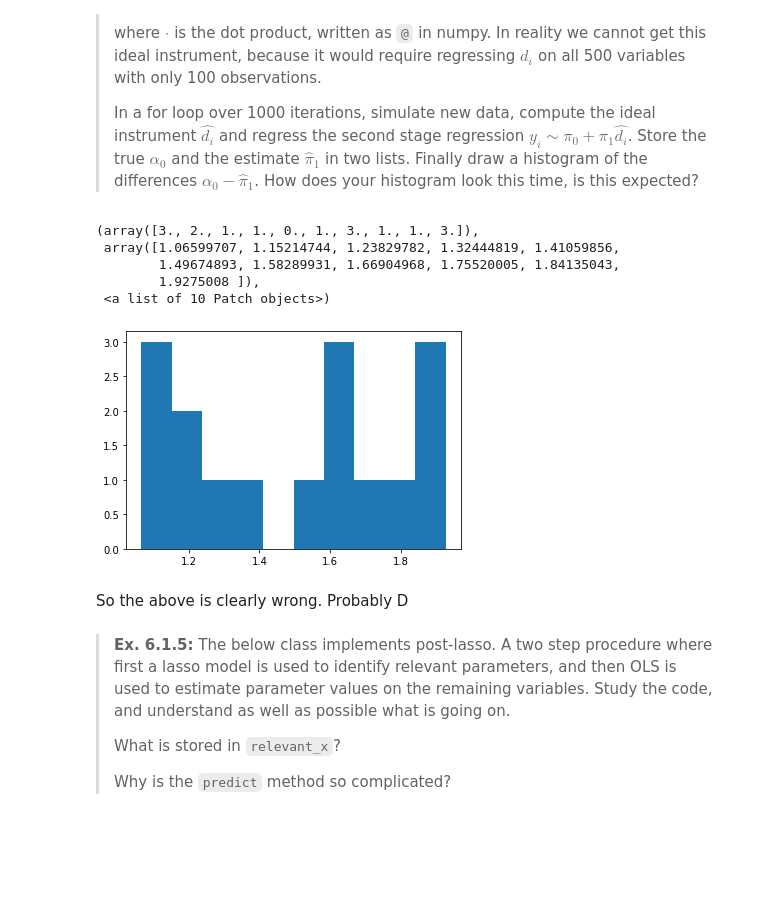
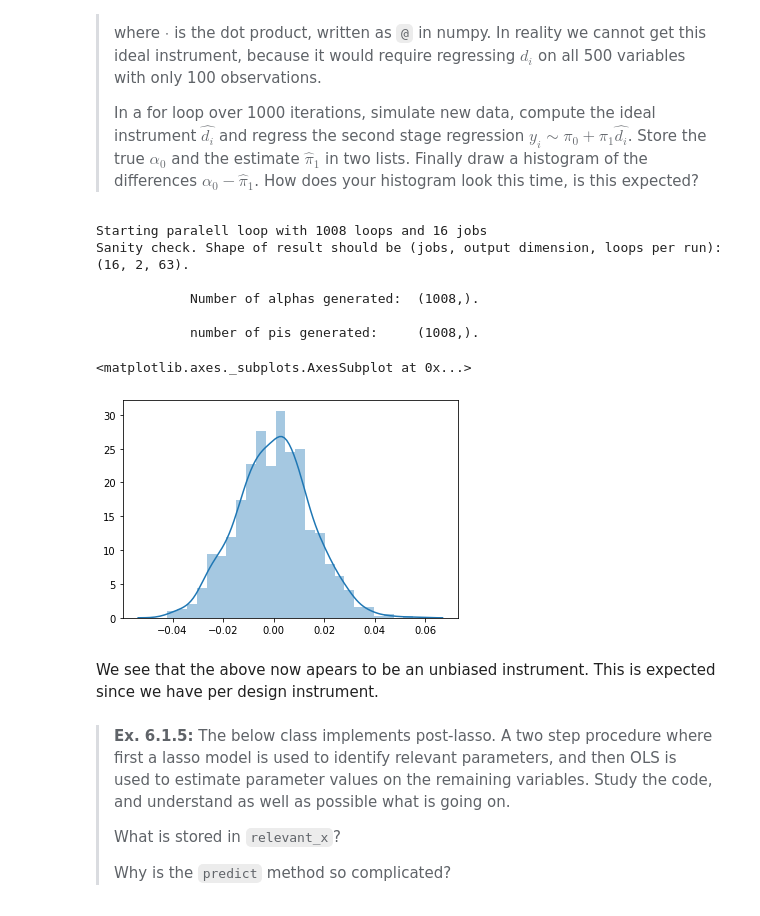
Before and after one commit to kristianolesenlarsen/sdseml_online_exercises, a Jupyter notebook: Tobias/exercise6.ipynb, the cells around one changed output. Drawn from its saved outputs; the diff is of its cells as text; code cells hidden in the pictures; blank space fills up the shorter version.

Commit message:
fixed last few questions from wrong D specification and cleaned up the paralell loops

```diff
--- a/Tobias/exercise6.ipynb
+++ b/Tobias/exercise6.ipynb
@@ -71,7 +111,6 @@ from statsmodels.tools import add_constant
 # %%
 # [Your solution here]
-from joblib import Parallel, delayed
-import multiprocessing
+
 num_cores = multiprocessing.cpu_count()
 
 # speedy loopy boi
@@ -86,11 +125,4 @@ def loop1(n):
         pis.append(ols.params[1])
     return np.asarray(alphas), np.asarray(pis)
 
-n = 1008 # rounding up to number divisible with 16
-ns = [int(n/num_cores) for i in range(num_cores)]
-
-res = Parallel(n_jobs=num_cores)(delayed(loop1)(n) for n in ns)
-#unpack to 3d array of cores x alpha and pi x values
-res = np.asarray(res)
-alphas = res[:,0,:].flatten()
-pis = res[:,1,:].flatten()
+alphas, pis = parallelLoop(loop1)
@@ -124,37 +163,33 @@ $$
 > In a for loop over 1000 iterations, simulate new data, compute the ideal instrument $\hat{d_i}$ and regress the second stage regression $y_i \sim \pi_0 + \pi_1\hat{d_i}$. Store the true $\alpha_0$ and the estimate $\hat{\pi}_1$ in two lists. Finally draw a histogram of the differences $\alpha_0 - \hat{\pi}_1$. How does your histogram look this time, is this expected?
 # %%
 def loop2(n):
+    alphas = []
+    pis = []
     for i in range(n):
-        alphas = []
-        pis = []
         res = simulate()
-        iDeal = res["z"] @ np.full((1500,1), res["delta"][0])  #delta_0 is a single number - im stacking it to get a vector of d*
+        iDeal = res["z"] @ res["Pi"]
         ols = OLS(res['y'], add_constant(iDeal)).fit()
         # store result
         alphas.append(res['alpha'])
         pis.append(ols.params[1])
     return np.asarray(alphas), np.asarray(pis)
 
-n = 1008 # rounding up to number divisible with 16
-ns = [int(n/num_cores) for i in range(num_cores)]
-
-res = Parallel(n_jobs=num_cores)(delayed(loop2)(n) for n in ns)
-#unpack to 3d array of cores x alpha and pi x values
-res = np.asarray(res)
-alphas = res[:,0,:].flatten()
-pis = res[:,1,:].flatten()
+alphas, pis = parallelLoop(loop2)
+# %% [output]
+Starting paralell loop with 1008 loops and 16 jobs
+Sanity check. Shape of result should be (jobs, output dimension, loops per run): (16, 2, 63).
+
+            Number of alphas generated:  (1008,).
+
+            number of pis generated:     (1008,).
 # %%
 %matplotlib inline
-plt.hist(np.array(alphas)-np.array(pis))
+sns.distplot(np.array(alphas)-np.array(pis))
 # %% [output]
-(array([3., 2., 1., 1., 0., 1., 3., 1., 1., 3.]),
- array([1.06599707, 1.15214744, 1.23829782, 1.32444819, 1.41059856,
-        1.49674893, 1.58289931, 1.66904968, 1.75520005, 1.84135043,
-        1.9275008 ]),
- <a list of 10 Patch objects>)
+<matplotlib.axes._subplots.AxesSubplot at 0x...>
-[figure, old version]
+[figure, new version]
-# %% [markdown]
-So the above is clearly wrong. Probably D
+# %% [markdown]
+We see that the above now apears to be an unbiased instrument. This is expected since we have per design instrument.
 # %% [markdown]
 > **Ex. 6.1.5:** The below class implements post-lasso. A two step procedure where first a lasso model is used to identify relevant parameters, and then OLS is used to estimate parameter values on the remaining variables. Study the code, and understand as well as possible what is going on.
 >
```
Also changed, not shown: parts of 8 cells of this notebook.
